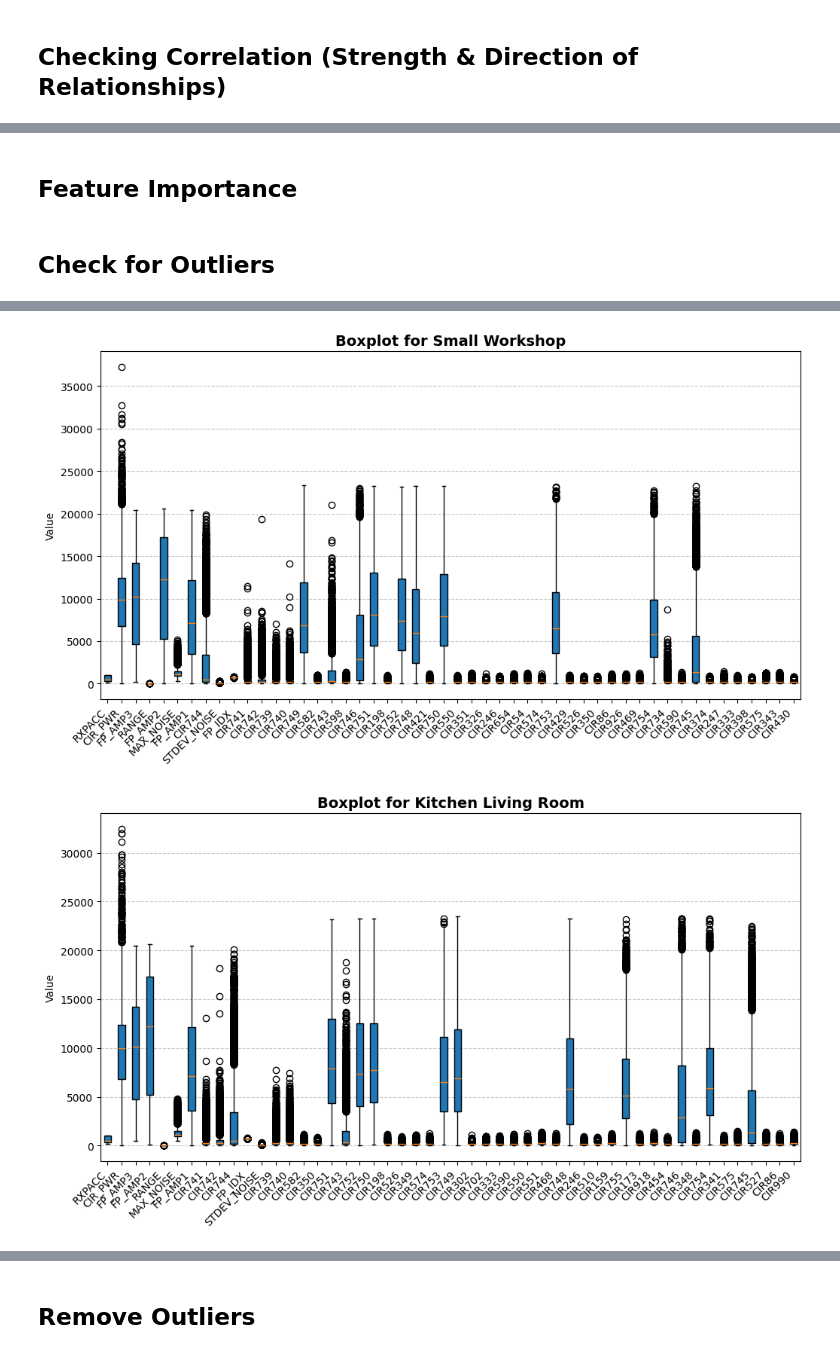
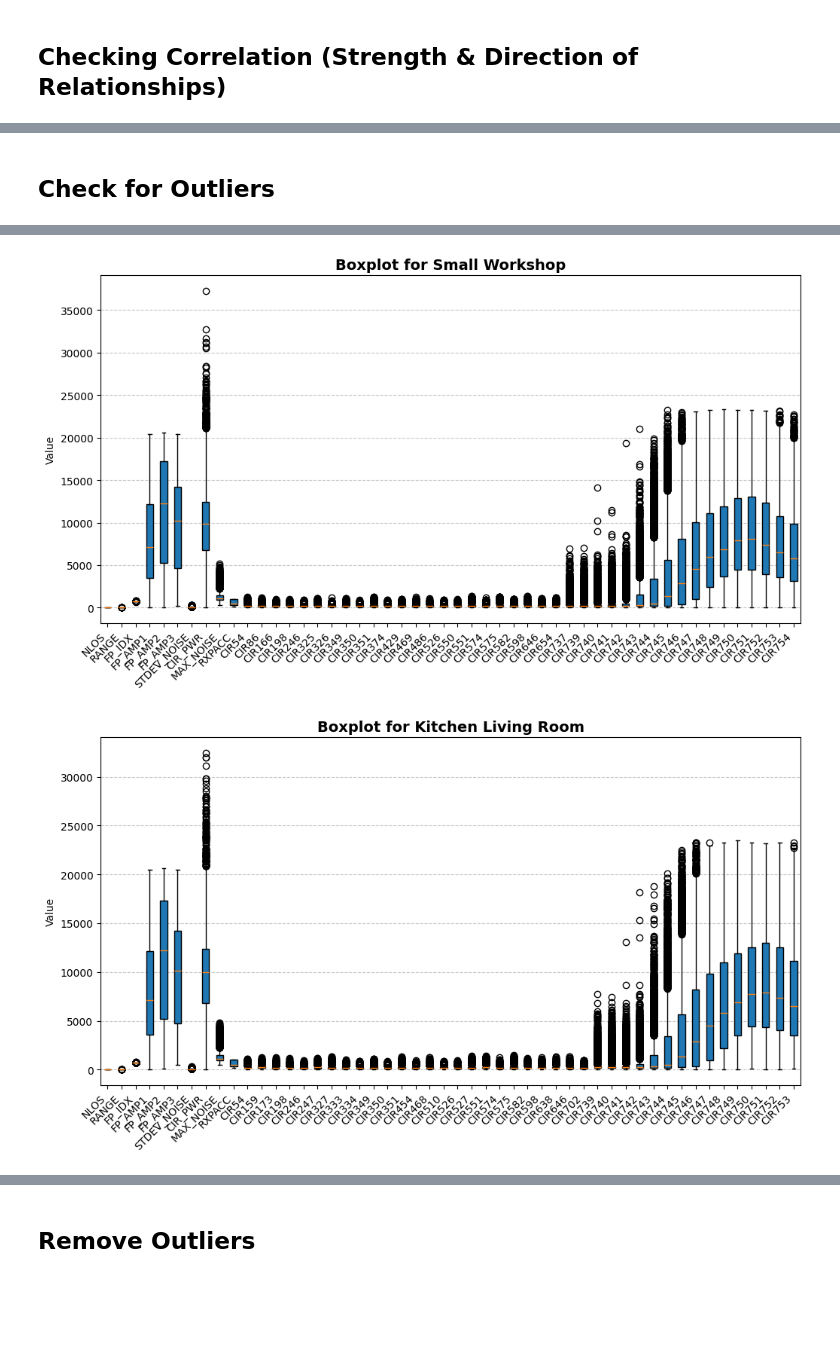
Before and after one commit to jl-sit-cs/CSC3105-DataAnalytics, a Jupyter notebook: Project/code/DataPrep.ipynb, the cells around one changed output, grey strips where cells are left out. Drawn from its saved outputs; the diff is of its cells as text; code cells hidden in the pictures; blank space fills up the shorter version.

Commit message:
feat: clean up and initalize filtered data

```diff
--- a/Project/code/DataPrep.ipynb
+++ b/Project/code/DataPrep.ipynb
@@ -70,0 +145,17 @@ office_1_df.describe()
+# %%
+def repopulate_array(df_array, feature_dict):
+    df_filtered = []
+
+    for idx, each_df in enumerate(df_array):
+        if idx in feature_dict:
+            selected_features = feature_dict[idx] + ['NLOS']  # Ensure 'NLOS' is included
+            selected_features = each_df.columns.intersection(selected_features)  # Avoid KeyError
+            df_filtered.append(each_df[selected_features])
+        else:
+            df_filtered.append(each_df)  # Keep unchanged if no feature list provided
+
+    return df_filtered
+
+df_filtered = repopulate_array(df_array,feature_list_names)
+
+df_filtered[5].describe()
@@ -216,3 +294 @@ CIR1015  1.000000
 ------------------------------
-# %% [markdown]
-## Feature Importance
@@ -268,7 +301,7 @@ random_forest(df_array, 50)
 #     "FRAME_LEN"
 # ]
 
-for idx, df in enumerate(df_array): #Loop through each columns inside each df
+for idx, df in enumerate(df_filtered): #Loop through each columns inside each df
     columns_to_check = df.columns[:-1] #Get all columns except the last column
     plt.figure(figsize=(12, 6)) #Create a 12x6 figure for the plot
     plt.boxplot(df[columns_to_check], vert=True, patch_artist=True) #Create a boxplot for columns
@@ -287,2 +320,2 @@ for idx, df in enumerate(df_array): #Loop through each columns inside each df
-[figure, old version]
+[figure, new version]
-[figure, old version]
+[figure, new version]
```
Also changed, not shown: parts of 18 cells of this notebook.
